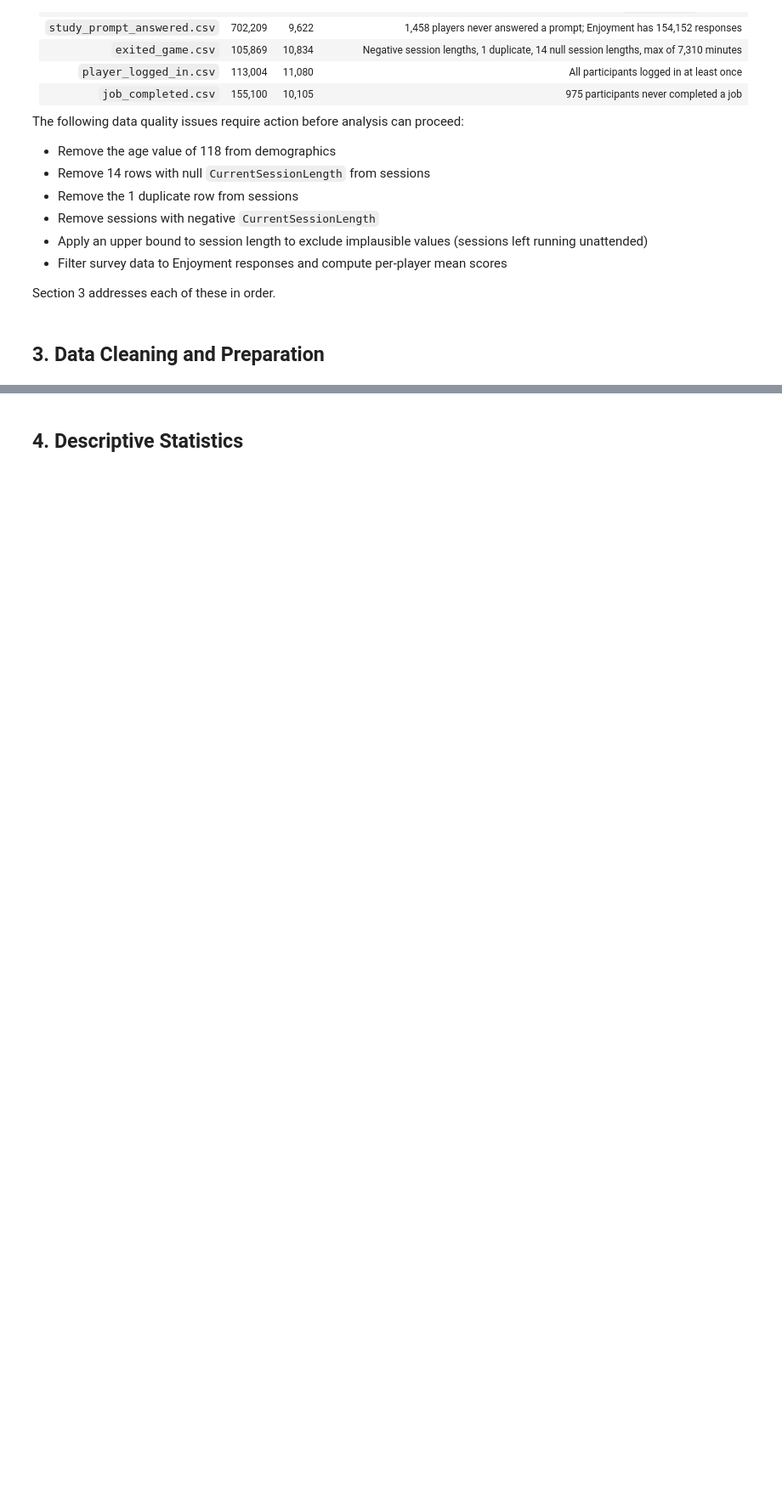
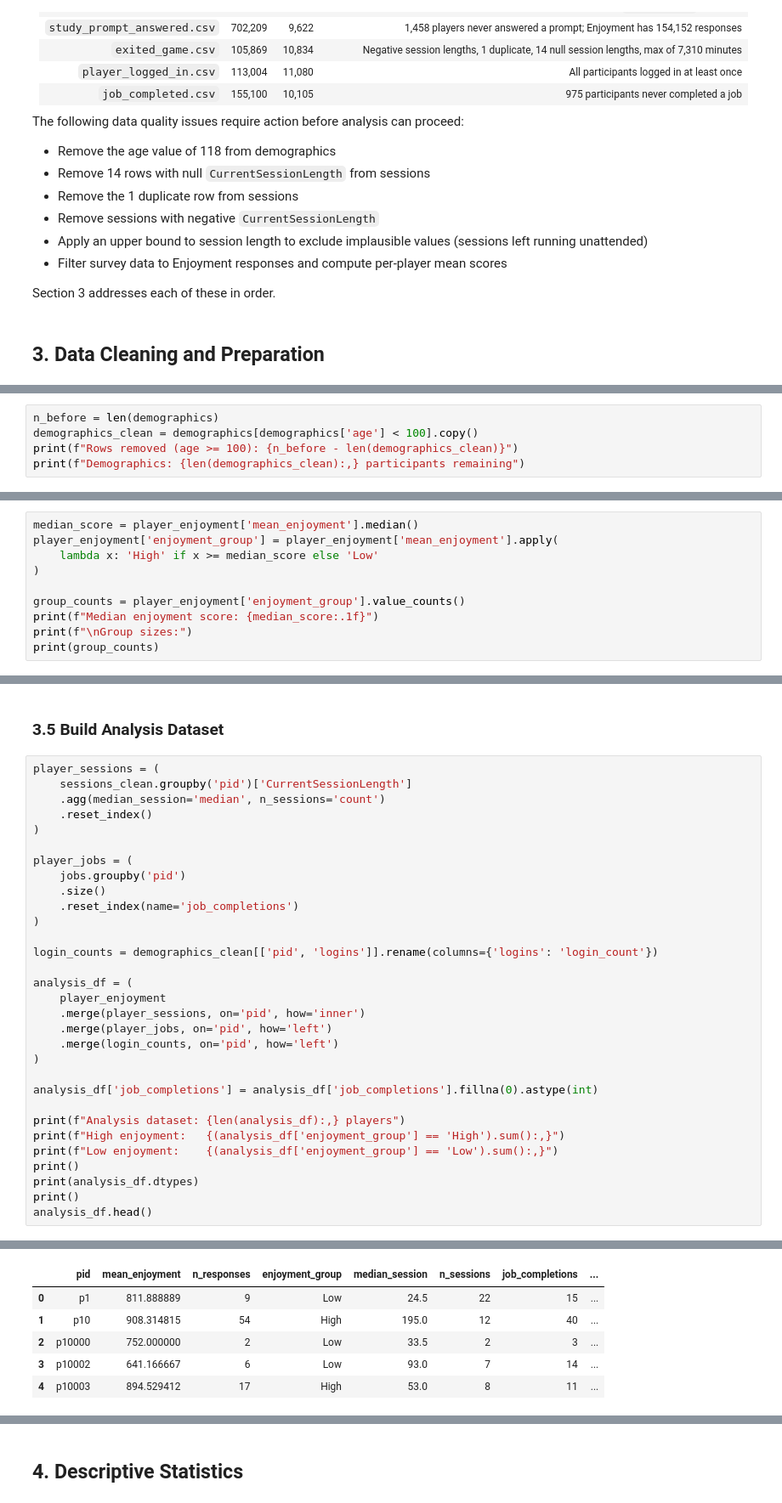
Before and after one commit to thebobmay/statistical-analysis-player-behavior, a Jupyter notebook: notebooks/analysis.ipynb, the cells around one changed output, grey strips where cells are left out. Shown at 85% size. Cells and saved outputs as stored; diff of their text form; blank space fills up the shorter version.

```diff
--- a/notebooks/analysis.ipynb
+++ b/notebooks/analysis.ipynb
@@ -221,0 +226,5 @@ Section 3 addresses each of these in order.
+# %%
+n_before = len(demographics)
+demographics_clean = demographics[demographics['age'] < 100].copy()
+print(f"Rows removed (age >= 100): {n_before - len(demographics_clean)}")
+print(f"Demographics: {len(demographics_clean):,} participants remaining")
@@ -221,0 +311,10 @@ Section 3 addresses each of these in order.
+# %%
+median_score = player_enjoyment['mean_enjoyment'].median()
+player_enjoyment['enjoyment_group'] = player_enjoyment['mean_enjoyment'].apply(
+    lambda x: 'High' if x >= median_score else 'Low'
+)
+
+group_counts = player_enjoyment['enjoyment_group'].value_counts()
+print(f"Median enjoyment score: {median_score:.1f}")
+print(f"\nGroup sizes:")
+print(group_counts)
@@ -221,0 +331,34 @@ Section 3 addresses each of these in order.
+# %% [markdown]
+### 3.5 Build Analysis Dataset
+# %%
+player_sessions = (
+    sessions_clean.groupby('pid')['CurrentSessionLength']
+    .agg(median_session='median', n_sessions='count')
+    .reset_index()
+)
+
+player_jobs = (
+    jobs.groupby('pid')
+    .size()
+    .reset_index(name='job_completions')
+)
+
+login_counts = demographics_clean[['pid', 'logins']].rename(columns={'logins': 'login_count'})
+
+analysis_df = (
+    player_enjoyment
+    .merge(player_sessions, on='pid', how='inner')
+    .merge(player_jobs, on='pid', how='left')
+    .merge(login_counts, on='pid', how='left')
+)
+
+analysis_df['job_completions'] = analysis_df['job_completions'].fillna(0).astype(int)
+
+print(f"Analysis dataset: {len(analysis_df):,} players")
+print(f"High enjoyment:   {(analysis_df['enjoyment_group'] == 'High').sum():,}")
+print(f"Low enjoyment:    {(analysis_df['enjoyment_group'] == 'Low').sum():,}")
+print()
+print(analysis_df.dtypes)
+print()
+analysis_df.head()
+# %% [output]
@@ -221,0 +378,6 @@ Section 3 addresses each of these in order.
+|  | pid | mean_enjoyment | n_responses | enjoyment_group | median_session | n_sessions | job_completions | ... |
+| 0 | p1 | 811.888889 | 9 | Low | 24.5 | 22 | 15 | ... |
+| 1 | p10 | 908.314815 | 54 | High | 195.0 | 12 | 40 | ... |
+| 2 | p10000 | 752.000000 | 2 | Low | 33.5 | 2 | 3 | ... |
+| 3 | p10002 | 641.166667 | 6 | Low | 93.0 | 7 | 14 | ... |
+| 4 | p10003 | 894.529412 | 17 | High | 53.0 | 8 | 11 | ... |
```
Also changed, not shown: parts of 19 cells of this notebook, 1 other file.
